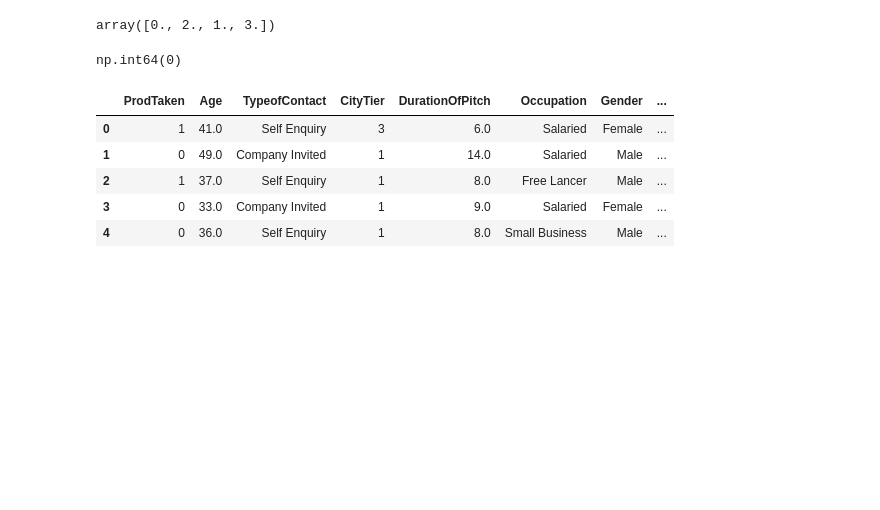
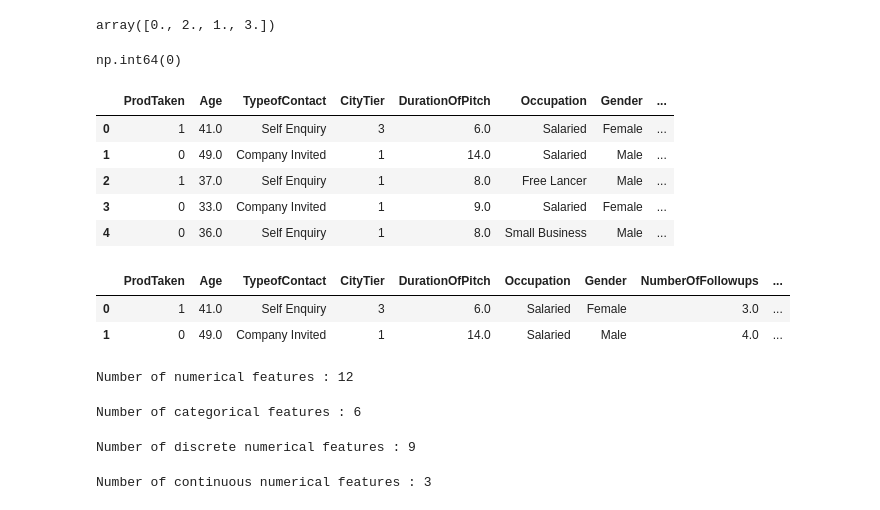
Before and after one commit to NarnindiMounica/Machine_Learning_Works, a Jupyter notebook: Random_Forest/holiday_package_prediction.ipynb, the cells around one changed output. Cells and saved outputs as stored; diff of their text form; code cells hidden in the pictures; blank space fills up the shorter version.

Commit message:
Holiday package prediction using Random Forest Classifier: finding categorical and discrete numerical and continuous numerical features

```diff
--- a/Random_Forest/holiday_package_prediction.ipynb
+++ b/Random_Forest/holiday_package_prediction.ipynb
@@ -235,4 +235,40 @@ df.head()
 | 3 | 0 | 33.0 | Company Invited | 1 | 9.0 | Salaried | Female | ... |
 | 4 | 0 | 36.0 | Self Enquiry | 1 | 8.0 | Small Business | Male | ... |
 # %%
-#creat
+#creating new feature
+
+df['TotalVisiting'] = df['NumberOfPersonVisiting'] + df['NumberOfChildrenVisiting']
+df.drop(['NumberOfPersonVisiting', 'NumberOfChildrenVisiting'], axis=1, inplace=True)
+df.head(2)
+# %% [output]
+|  | ProdTaken | Age | TypeofContact | CityTier | DurationOfPitch | Occupation | Gender | NumberOfFollowups | ... |
+| 0 | 1 | 41.0 | Self Enquiry | 3 | 6.0 | Salaried | Female | 3.0 | ... |
+| 1 | 0 | 49.0 | Company Invited | 1 | 14.0 | Salaried | Male | 4.0 | ... |
+# %%
+#getting all numerical features
+
+num_features = [col for col in df.columns if df[col].dtype != "str"]
+print(f"Number of numerical features : {len(num_features)}")
+# %% [output]
+Number of numerical features : 12
+# %%
+#getting all categorical features
+
+categorical_features = [col for col in df.columns if df[col].dtype == "str"]
+print(f"Number of categorical features : {len(categorical_features)}")
+# %% [output]
+Number of categorical features : 6
+# %%
+#discrete numerical features
+
+discrete_numerical_features = [col for col in num_features if len(df[col].unique())<=25]
+print(f"Number of discrete numerical features : {len(discrete_numerical_features)}")
+# %% [output]
+Number of discrete numerical features : 9
+# %%
+#continuous numerical features
+
+continuous_numerical_features = [col for col in num_features if len(df[col].unique())>=25]
+print(f"Number of continuous numerical features : {len(continuous_numerical_features)}")
+# %% [output]
+Number of continuous numerical features : 3
```
